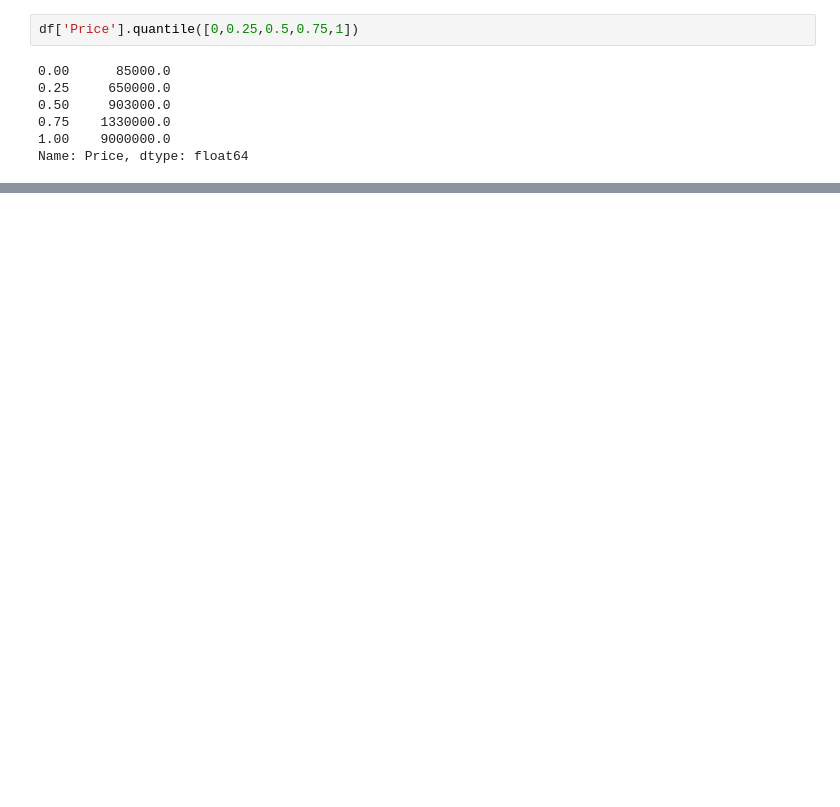
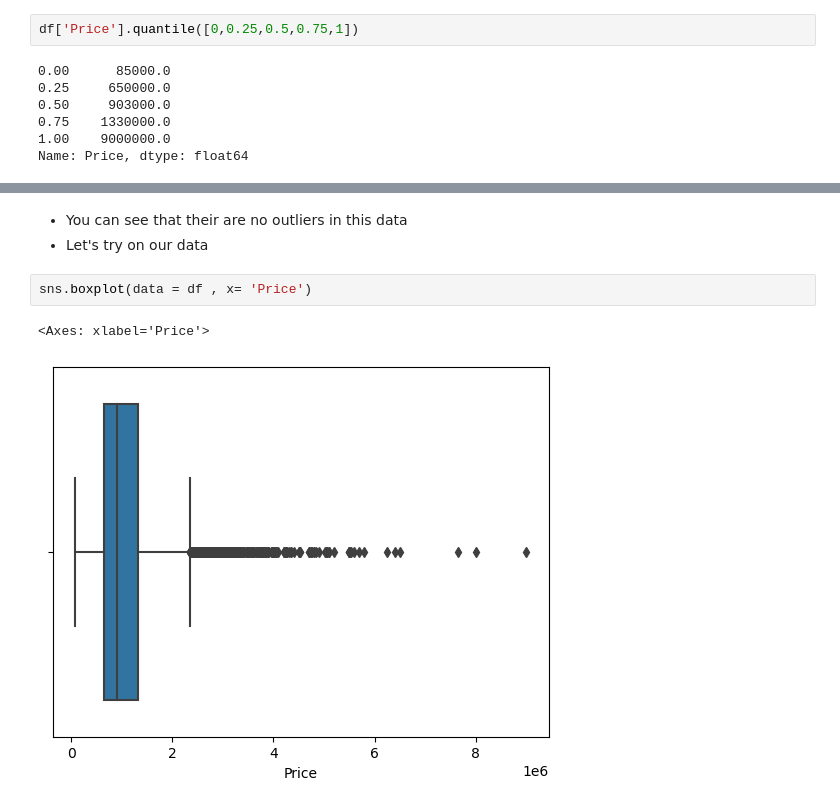
Before and after one commit to Abeermorshdy/Applied-Math, a Jupyter notebook: Statistics and probability/D3-stats.ipynb, the cells around one changed output, grey strips where cells are left out. Saved outputs shown, nothing was run; the diff lists cells and outputs as text; blank space fills up the shorter version.

```diff
--- a/Statistics and probability/D3-stats.ipynb
+++ b/Statistics and probability/D3-stats.ipynb
@@ -41,0 +59,8 @@ Name: Price, dtype: float64
+# %% [markdown]
+- You can see that their are no outliers in this data
+- Let's try on our data
+# %%
+sns.boxplot(data = df , x= 'Price')
+# %% [output]
+<Axes: xlabel='Price'>
+[figure, added]
```
Also changed, not shown: parts of 8 cells of this notebook, 1 other file.
